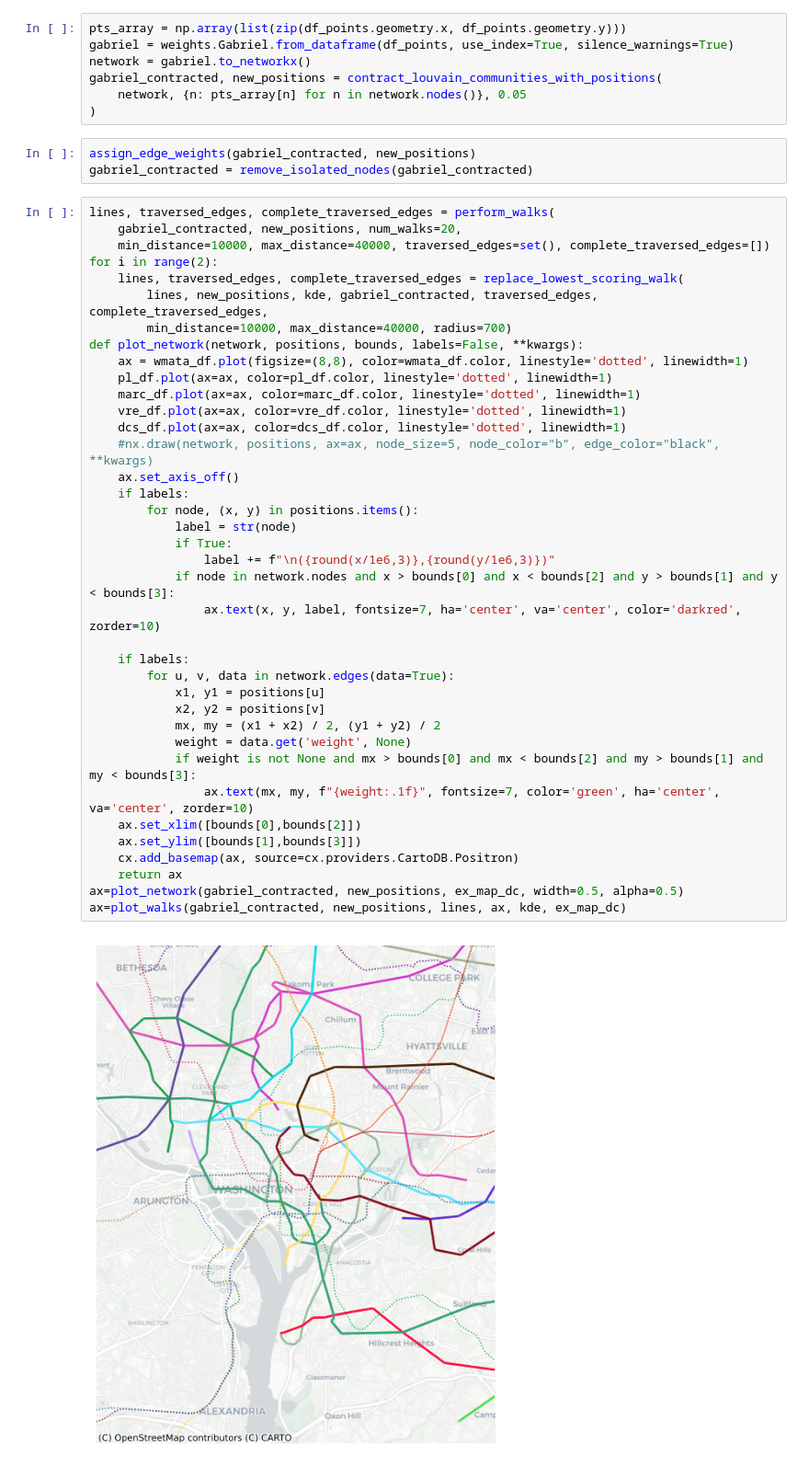
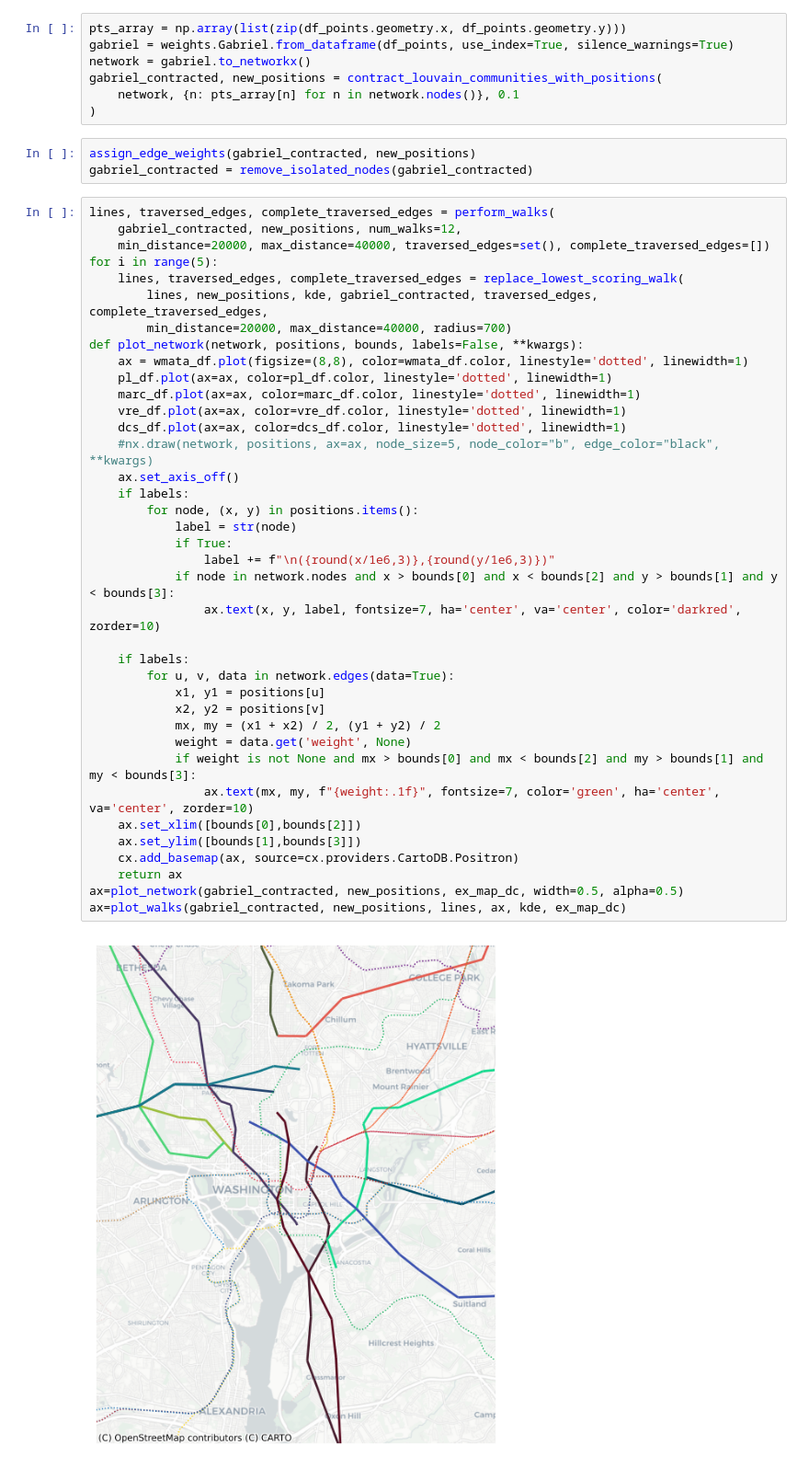
Before and after one commit to spencerrjenkins/cmsc725_wmata_map, a Jupyter notebook: eda.ipynb, the cells around one changed output. Shown at 92% size. Cells and saved outputs as stored; diff of their text form.

```diff
--- a/eda.ipynb
+++ b/eda.ipynb
@@ -106,50 +106,50 @@ pts_array = np.array(list(zip(df_points.geometry.x, df_points.geometry.y)))
 gabriel = weights.Gabriel.from_dataframe(df_points, use_index=True, silence_warnings=True)
 network = gabriel.to_networkx()
 gabriel_contracted, new_positions = contract_louvain_communities_with_positions(
-    network, {n: pts_array[n] for n in network.nodes()}, 0.05
+    network, {n: pts_array[n] for n in network.nodes()}, 0.1
 )
 # %%
 assign_edge_weights(gabriel_contracted, new_positions)
 gabriel_contracted = remove_isolated_nodes(gabriel_contracted)
 # %%
 lines, traversed_edges, complete_traversed_edges = perform_walks(
-    gabriel_contracted, new_positions, num_walks=20,
-    min_distance=10000, max_distance=40000, traversed_edges=set(), complete_traversed_edges=[])
-for i in range(2):
+    gabriel_contracted, new_positions, num_walks=12,
+    min_distance=20000, max_distance=40000, traversed_edges=set(), complete_traversed_edges=[])
+for i in range(5):
     lines, traversed_edges, complete_traversed_edges = replace_lowest_scoring_walk(
         lines, new_positions, kde, gabriel_contracted, traversed_edges, complete_traversed_edges,
-        min_distance=10000, max_distance=40000, radius=700)
+        min_distance=20000, max_distance=40000, radius=700)
 def plot_network(network, positions, bounds, labels=False, **kwargs):
     ax = wmata_df.plot(figsize=(8,8), color=wmata_df.color, linestyle='dotted', linewidth=1)
     pl_df.plot(ax=ax, color=pl_df.color, linestyle='dotted', linewidth=1)
     marc_df.plot(ax=ax, color=marc_df.color, linestyle='dotted', linewidth=1)
     vre_df.plot(ax=ax, color=vre_df.color, linestyle='dotted', linewidth=1)
     dcs_df.plot(ax=ax, color=dcs_df.color, linestyle='dotted', linewidth=1)
     #nx.draw(network, positions, ax=ax, node_size=5, node_color="b", edge_color="black", **kwargs)
     ax.set_axis_off()
     if labels:
         for node, (x, y) in positions.items():
             label = str(node)
             if True:
                 label += f"\n({round(x/1e6,3)},{round(y/1e6,3)})"
             if node in network.nodes and x > bounds[0] and x < bounds[2] and y > bounds[1] and y < bounds[3]:
                 ax.text(x, y, label, fontsize=7, ha='center', va='center', color='darkred', zorder=10)
 
     if labels:
         for u, v, data in network.edges(data=True):
             x1, y1 = positions[u]
             x2, y2 = positions[v]
             mx, my = (x1 + x2) / 2, (y1 + y2) / 2
             weight = data.get('weight', None)
             if weight is not None and mx > bounds[0] and mx < bounds[2] and my > bounds[1] and my < bounds[3]:
                 ax.text(mx, my, f"{weight:.1f}", fontsize=7, color='green', ha='center', va='center', zorder=10)
     ax.set_xlim([bounds[0],bounds[2]])
     ax.set_ylim([bounds[1],bounds[3]])
     cx.add_basemap(ax, source=cx.providers.CartoDB.Positron)
     return ax
 ax=plot_network(gabriel_contracted, new_positions, ex_map_dc, width=0.5, alpha=0.5)
 ax=plot_walks(gabriel_contracted, new_positions, lines, ax, kde, ex_map_dc)
 # %% [output]
-[figure, old version]
+[figure, new version]
 # %%
 ax=plot_network(gabriel_contracted, new_positions, ex_map, width=0.5, alpha=0.5)
```
Also changed, not shown: parts of 4 cells of this notebook, 1 other file.
